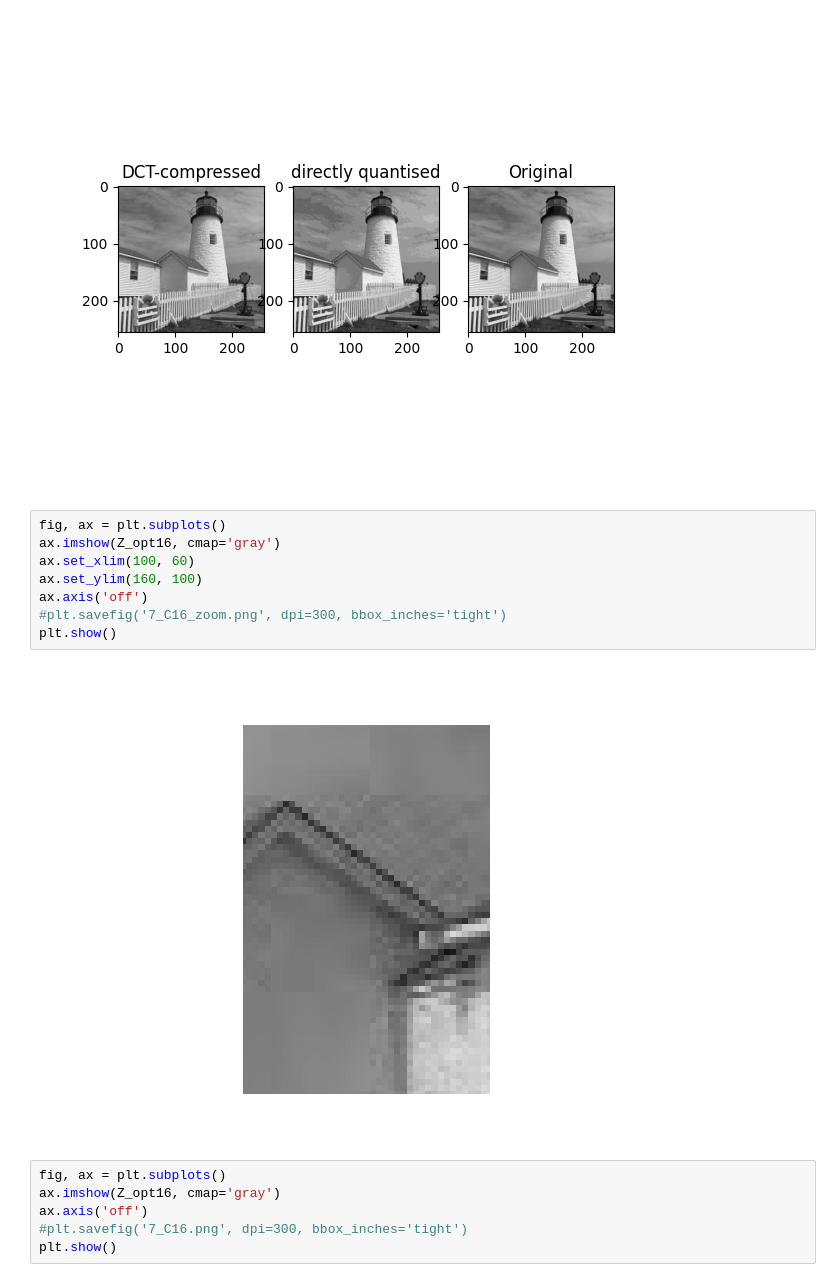
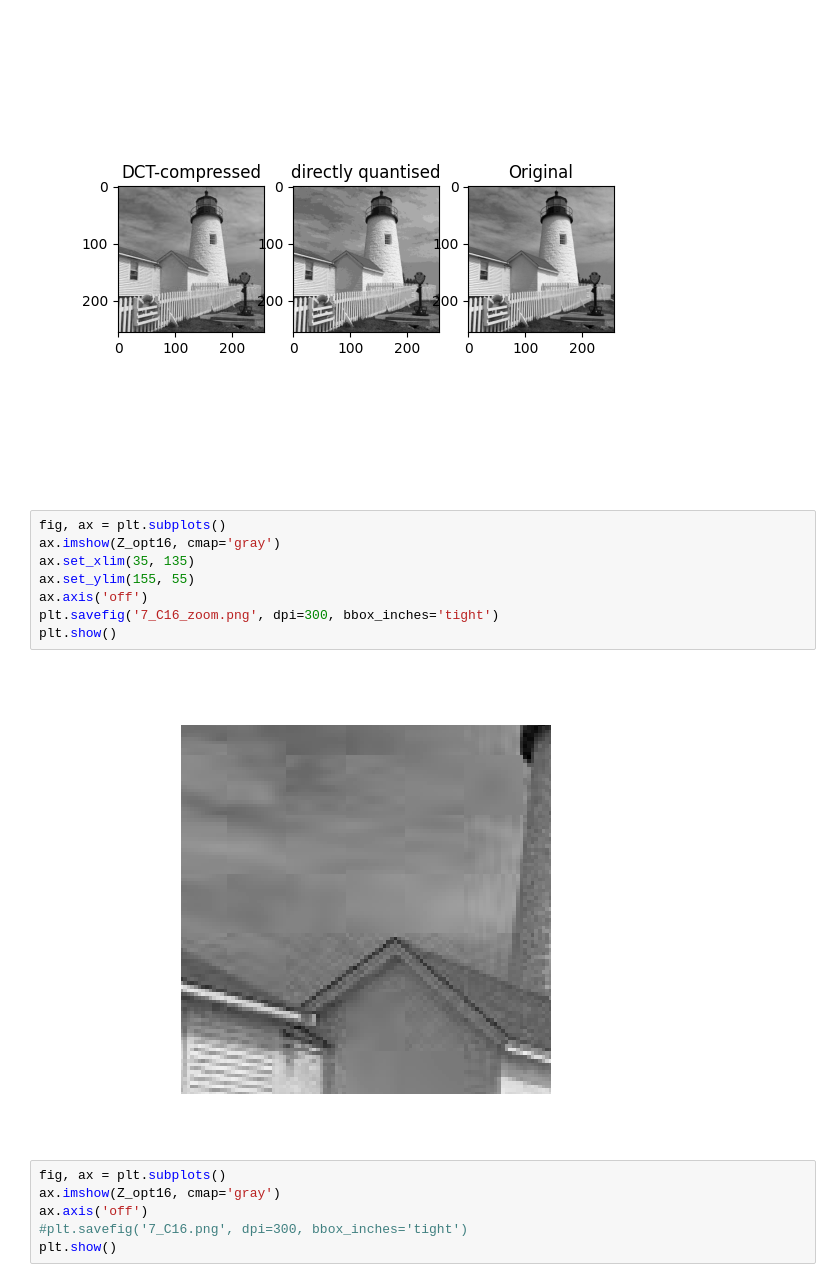
Before and after one commit to ki277/cued_sf2_lab, a Jupyter notebook: 7-the-discrete-cosine-transform.ipynb, the cells around one changed output. Cells and saved outputs as stored; diff of their text form.

```diff
--- a/7-the-discrete-cosine-transform.ipynb
+++ b/7-the-discrete-cosine-transform.ipynb
@@ -627,13 +627,13 @@ compression ratio for directly quantised = 1.0
 # %%
 fig, ax = plt.subplots()
 ax.imshow(Z_opt16, cmap='gray')
-ax.set_xlim(100, 60)
-ax.set_ylim(160, 100)
+ax.set_xlim(35, 135)
+ax.set_ylim(155, 55)
 ax.axis('off')
-#plt.savefig('7_C16_zoom.png', dpi=300, bbox_inches='tight')
+plt.savefig('7_C16_zoom.png', dpi=300, bbox_inches='tight')
 plt.show()
 # %% [output]
-[figure, old version]
+[figure, new version]
 # %%
 fig, ax = plt.subplots()
 ax.imshow(Z_opt16, cmap='gray')
```
Also changed, not shown: parts of 2 cells of this notebook, 3 other files.
